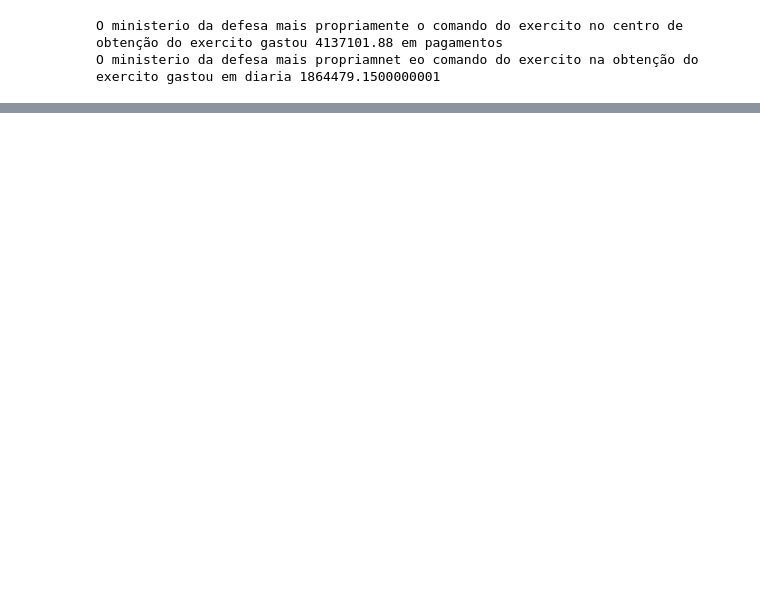
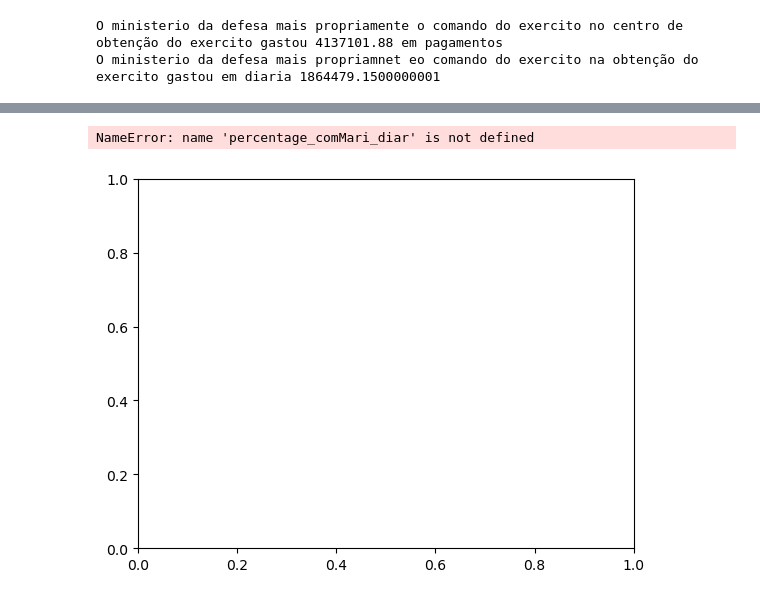
Before and after one commit to eduardo123-rgb/Aprendendoprograma-ojavapythonC-, a Jupyter notebook: analisecsv2.ipynb, the cells around one changed output, grey strips where cells are left out. Drawn from its saved outputs; the diff is of its cells as text; code cells hidden in the pictures; blank space fills up the shorter version.

```diff
--- a/analisecsv2.ipynb
+++ b/analisecsv2.ipynb
@@ -265,0 +239,5 @@ tdhf = edua[(edua['Nome do órgão superior']=='Ministério da Defesa')&(edua['N
+# %%
+valor_total_UNIDA = filtra_ministerio['Valor'].sum()
+filtra_diar_UNI = edua[(edua['Nome do órgao pagador']=='Ministério da Defesa - Unidades com vínculo direto')&(edua['Tipo de pagamento']=='DIÁRIAS')]
+filtra_diar_fundo = edua[(edua['Nome do órgao pagador']=='Fundo do Exército')&(edua['Tipo de pagamento']=='DIÁRIAS')]
+filtra_passa_UNI = edua[(edua['Nome do órgao pagador']=='Ministério da Defesa - Unidades com vínculo direto')&(edua['Tipo de pagamento']=='PASSAGEM')]
@@ -298,0 +290,11 @@ NameError: name 'por' is not defined
+# %%
+#graficos de percentagem de gastos com diaria
+#os valores por cima da barra são percentagem
+tradf,gf = plt.subplots()
+trafego = gf.bar(['Percentagem de gasto de diaria\n do com.Mar','percentagem de gasto com diaria\n do Com.Aero','Percentagem gasto com diaria\n do Com.Exer','percentagem gasta com diarai\n do fundo do exército ','percentagem de gasto com diaria\n da unidade de vínculo direto'],[percentage_comMari_diar,percentagem_comaExer_diaria,percentagem_comExer,percenta_fundo,percenta_UNIDA])
+gf.bar_label(trafego)
+plt.xticks(rotation=45)
+plt.show()
+# %% [output]
+NameError: name 'percentage_comMari_diar' is not defined
+[figure, added]
```
Also changed, not shown: parts of 9 cells of this notebook.
